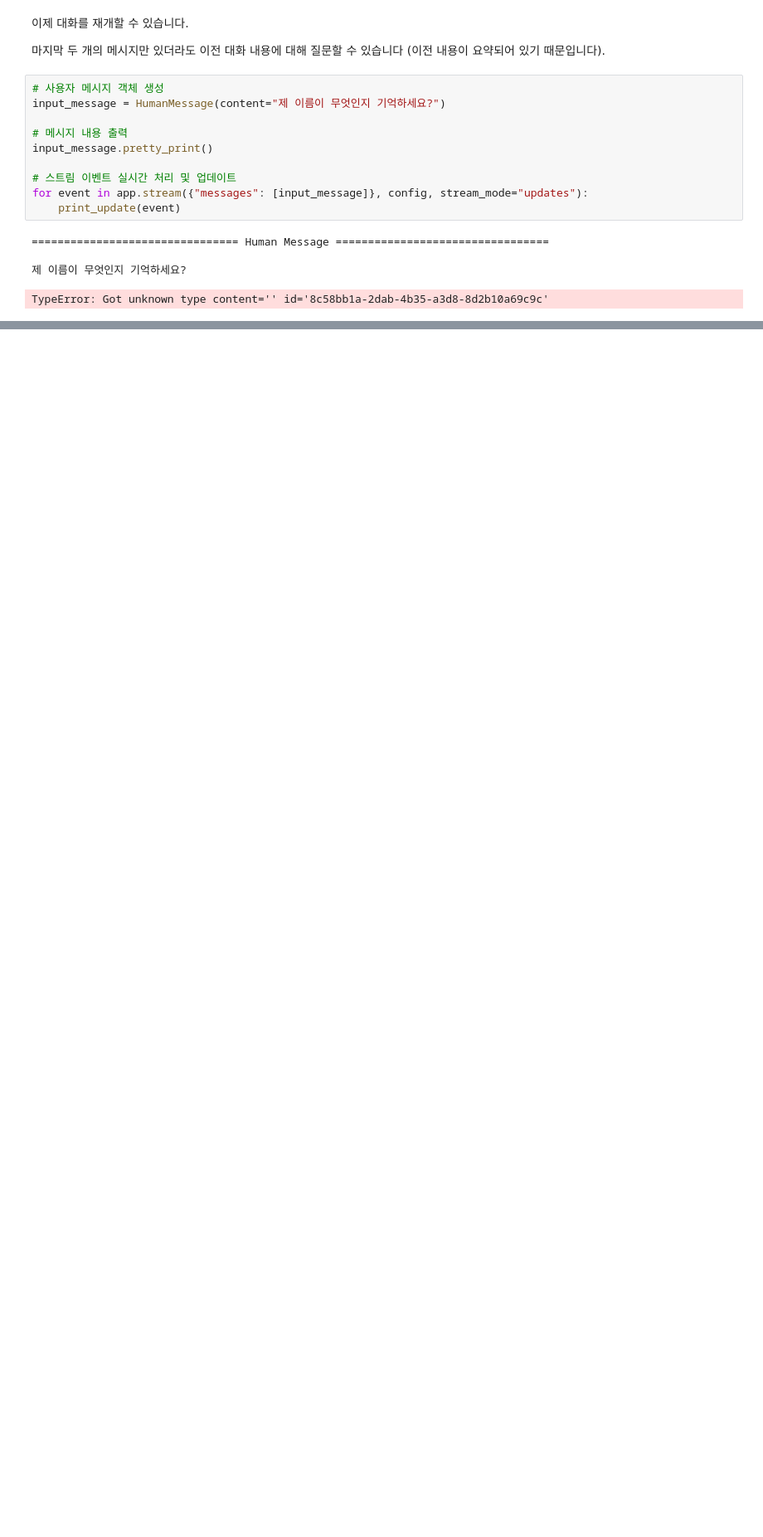
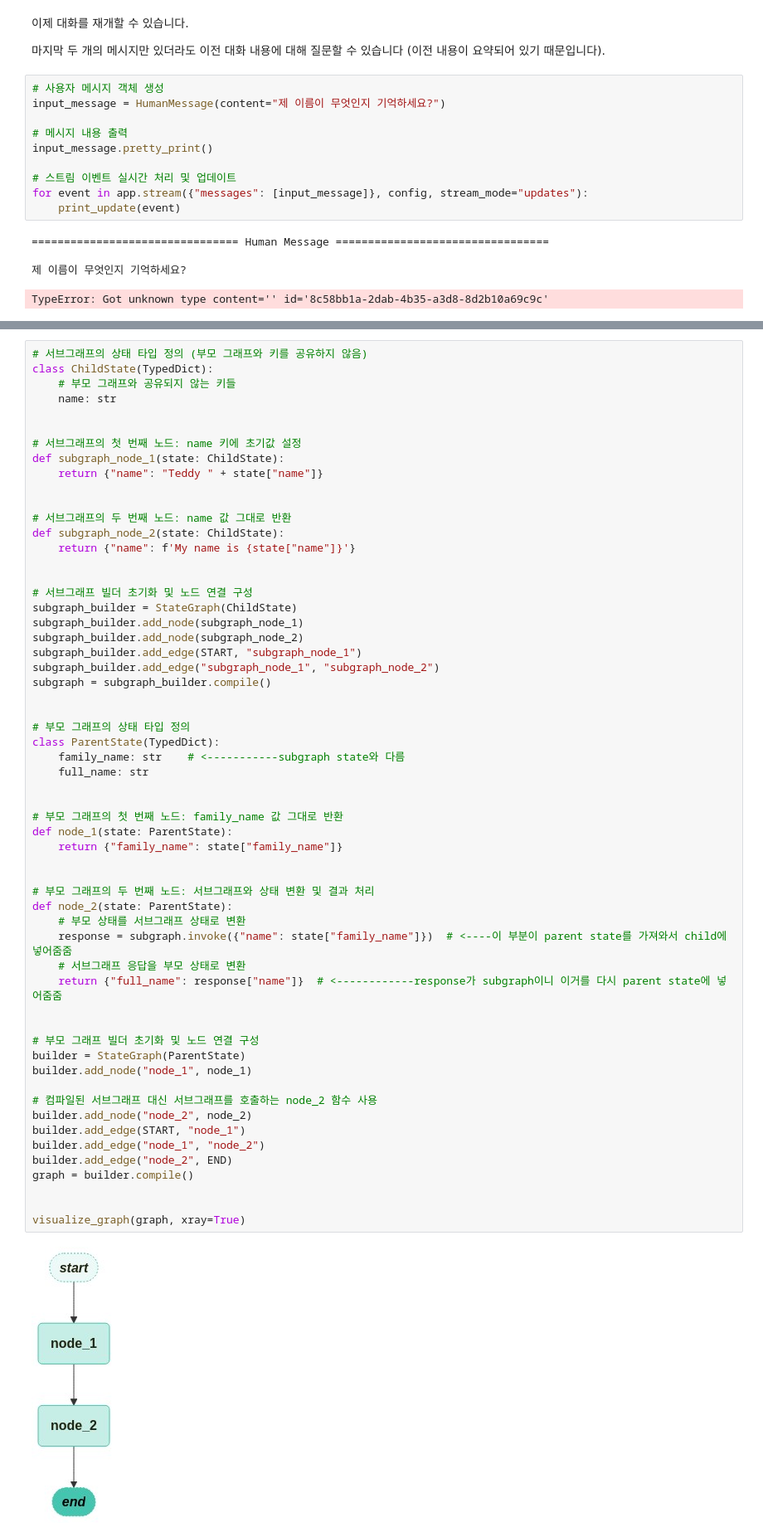
Before and after one commit to yoonwanggyu/BOAZ_ADV, a Jupyter notebook: Wang_Gyu/LangGraph_8)~14).ipynb, the cells around one changed output, grey strips where cells are left out. Shown: that part at 83% size. Cells and saved outputs as stored; diff of their text form; blank space fills up the shorter version.

```diff
--- a/Wang_Gyu/LangGraph_8)~.ipynb
+++ b/Wang_Gyu/LangGraph_8)~14).ipynb
@@ -1226,0 +1351,60 @@ TypeError: Got unknown type content='' id='8c58bb1a-2dab-4b35-a3d8-8d2b10a69c9c'
+# %%
+# 서브그래프의 상태 타입 정의 (부모 그래프와 키를 공유하지 않음)
+class ChildState(TypedDict):
+    # 부모 그래프와 공유되지 않는 키들
+    name: str
+
+
+# 서브그래프의 첫 번째 노드: name 키에 초기값 설정
+def subgraph_node_1(state: ChildState):
+    return {"name": "Teddy " + state["name"]}
+
+
+# 서브그래프의 두 번째 노드: name 값 그대로 반환
+def subgraph_node_2(state: ChildState):
+    return {"name": f'My name is {state["name"]}'}
+
+
+# 서브그래프 빌더 초기화 및 노드 연결 구성
+subgraph_builder = StateGraph(ChildState)
+subgraph_builder.add_node(subgraph_node_1)
+subgraph_builder.add_node(subgraph_node_2)
+subgraph_builder.add_edge(START, "subgraph_node_1")
+subgraph_builder.add_edge("subgraph_node_1", "subgraph_node_2")
+subgraph = subgraph_builder.compile()
+
+
+# 부모 그래프의 상태 타입 정의
+class ParentState(TypedDict):
+    family_name: str    # <-----------subgraph state와 다름
+    full_name: str
+
+
+# 부모 그래프의 첫 번째 노드: family_name 값 그대로 반환
+def node_1(state: ParentState):
+    return {"family_name": state["family_name"]}
+
+
+# 부모 그래프의 두 번째 노드: 서브그래프와 상태 변환 및 결과 처리
+def node_2(state: ParentState):
+    # 부모 상태를 서브그래프 상태로 변환
+    response = subgraph.invoke({"name": state["family_name"]})  # <----이 부분이 parent state를 가져와서 child에 넣어줌줌
+    # 서브그래프 응답을 부모 상태로 변환
+    return {"full_name": response["name"]}  # <------------response가 subgraph이니 이거를 다시 parent state에 넣어줌줌
+
+
+# 부모 그래프 빌더 초기화 및 노드 연결 구성
+builder = StateGraph(ParentState)
+builder.add_node("node_1", node_1)
+
+# 컴파일된 서브그래프 대신 서브그래프를 호출하는 node_2 함수 사용
+builder.add_node("node_2", node_2)
+builder.add_edge(START, "node_1")
+builder.add_edge("node_1", "node_2")
+builder.add_edge("node_2", END)
+graph = builder.compile()
+
+
+visualize_graph(graph, xray=True)
+# %% [output]
+[figure, added]
```
Also changed, not shown: parts of 56 cells of this notebook.
